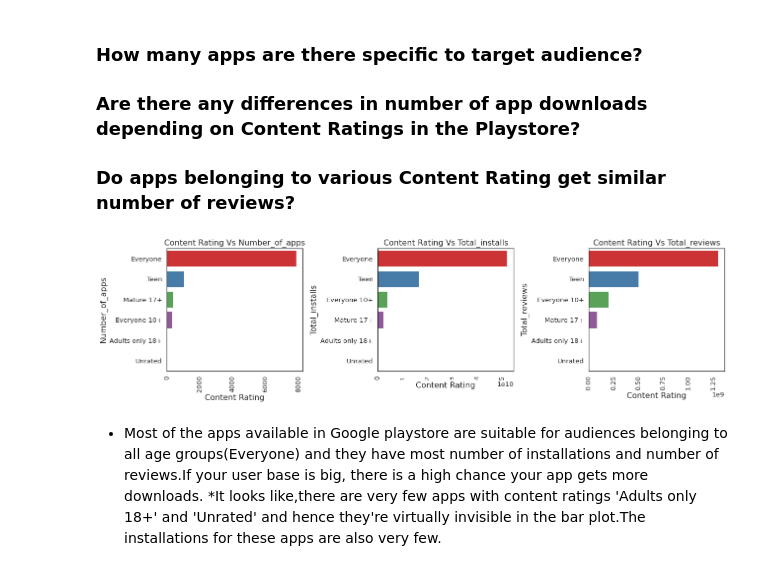
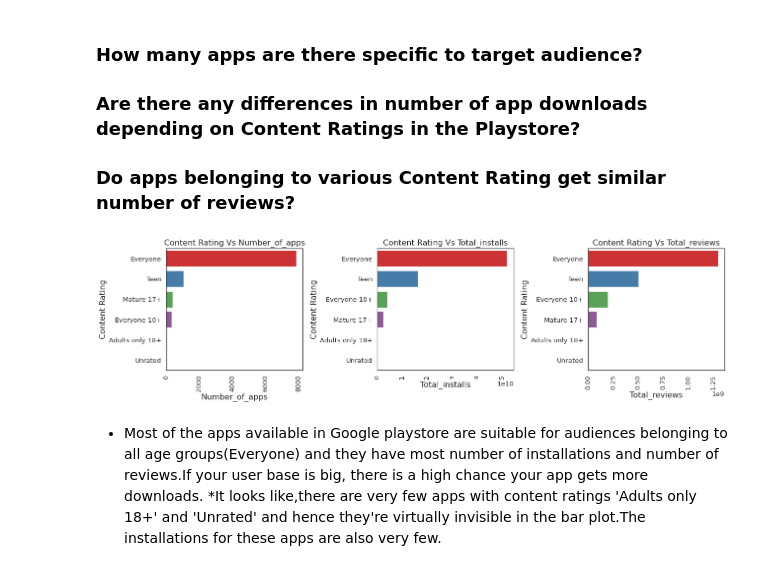
Before and after one commit to RadhikaRM/Playstore-Data-Analysis, a Jupyter notebook: PlayStore_EDA.ipynb, the cells around one changed output. Drawn from its saved outputs; the diff is of its cells as text; code cells hidden in the pictures.

```diff
--- a/PlayStore_EDA.ipynb
+++ b/PlayStore_EDA.ipynb
@@ -986,24 +982,24 @@ Content Rating indicates the maturity level of the content in the apps.Does cont
 # %%
 #Barplot showing the number of apps,downloads,reviews received by apps of various Content Ratings
 
 content_df=PS_df.groupby(['Content Rating']).agg(Number_of_apps=('App','count'),Total_installs=('Installs','sum'),Total_reviews=('Reviews','sum')).reset_index()
 
 list_=['Number_of_apps','Total_installs','Total_reviews']
 fig = plt.figure(figsize=(18,5))
 sns.set(font_scale=1.2)
 sns.set_style('white')
 
 for i in range(0,3):
   plt.subplot(1,3,i+1)
   content_df.sort_values(by=list_[i],ascending=False,inplace=True)
   sns.barplot(y='Content Rating',x=list_[i],data=content_df,palette='Set1')
   plt.title('Content Rating Vs {}'.format(list_[i]),size=16)
   plt.xticks(rotation=90)
-  plt.ylabel(list_[i],size=16)
-  plt.xlabel('Content Rating',size=16)
+  plt.xlabel(list_[i],size=16)
+  plt.ylabel('Content Rating',size=16)
 plt.tight_layout()
 # %% [output]
-[figure, old version]
+[figure, new version]
 # %% [markdown]
 * Most of the apps available in Google playstore are suitable for audiences belonging to all age groups(Everyone)  and they have most number of installations and number of reviews.If your user base is big, there is a high chance your app gets more downloads.
 *It looks like,there are very few apps with content ratings 'Adults only 18+' and 'Unrated' and hence they're virtually invisible in the bar plot.The installations for these apps are also very few.
```
Also changed, not shown: parts of 1 cell of this notebook.
